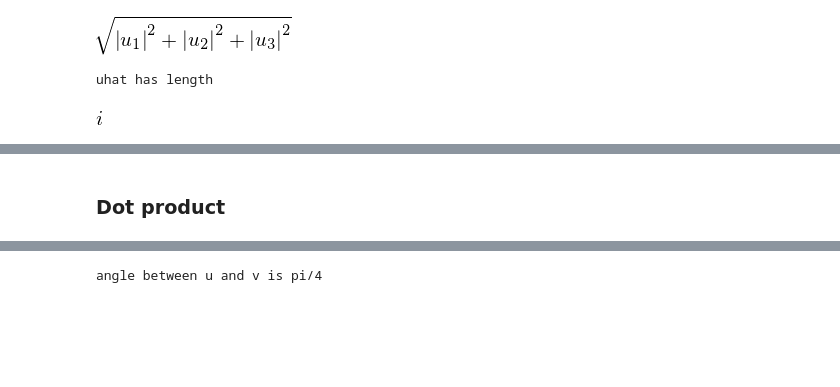
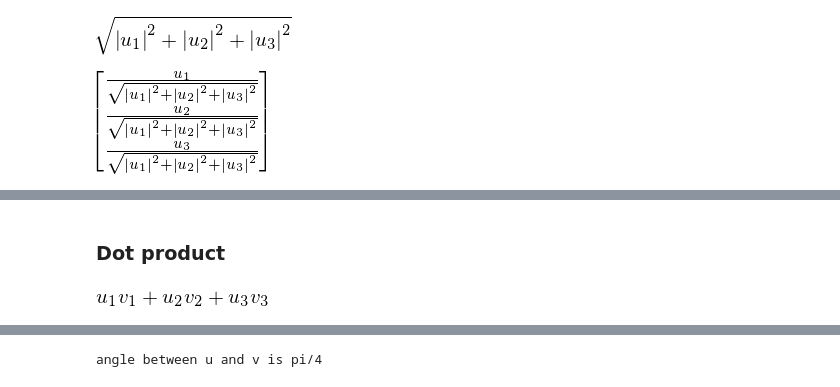
Before and after one commit to minireference/noBSLAnotebooks, a Jupyter notebook: chapter03_definitions.ipynb, the cells around one changed output, grey strips where cells are left out. Drawn from its saved outputs; the diff is of its cells as text; code cells hidden in the pictures; blank space fills up the shorter version.

```diff
--- a/chapter03_definitions.ipynb
+++ b/chapter03_definitions.ipynb
@@ -70,16 +70,10 @@ u+v
 u.norm()
 # %% [output]
 [figure]
-# %%
-u_1, u_2, u_3 = symbols('u_1 u_2 u_3', real=True)
-u = Matrix([u_1,u_2,u_3])
-uhat = u/u.norm(2)
-
-print('uhat has length',  )
-uhat
-simplify(uhat.norm())
-# %% [output]
-uhat has length
-[figure, removed]
+# %%
+uhat = u/u.norm()
+uhat
+# %% [output]
+[figure, added]
 # %%
 u = Matrix([1.5,1])
@@ -96,3 +91,10 @@ u.dot(v)
+# %%
+u = Matrix([u_1,u_2,u_3])
+v = Matrix([v_1,v_2,v_3])
+
+u.dot(v)
+# %% [output]
+[figure, added]
 # %%
 fig = mpl.figure()
 u = Matrix([1,1])
```
Also changed, not shown: parts of 3 cells of this notebook.
